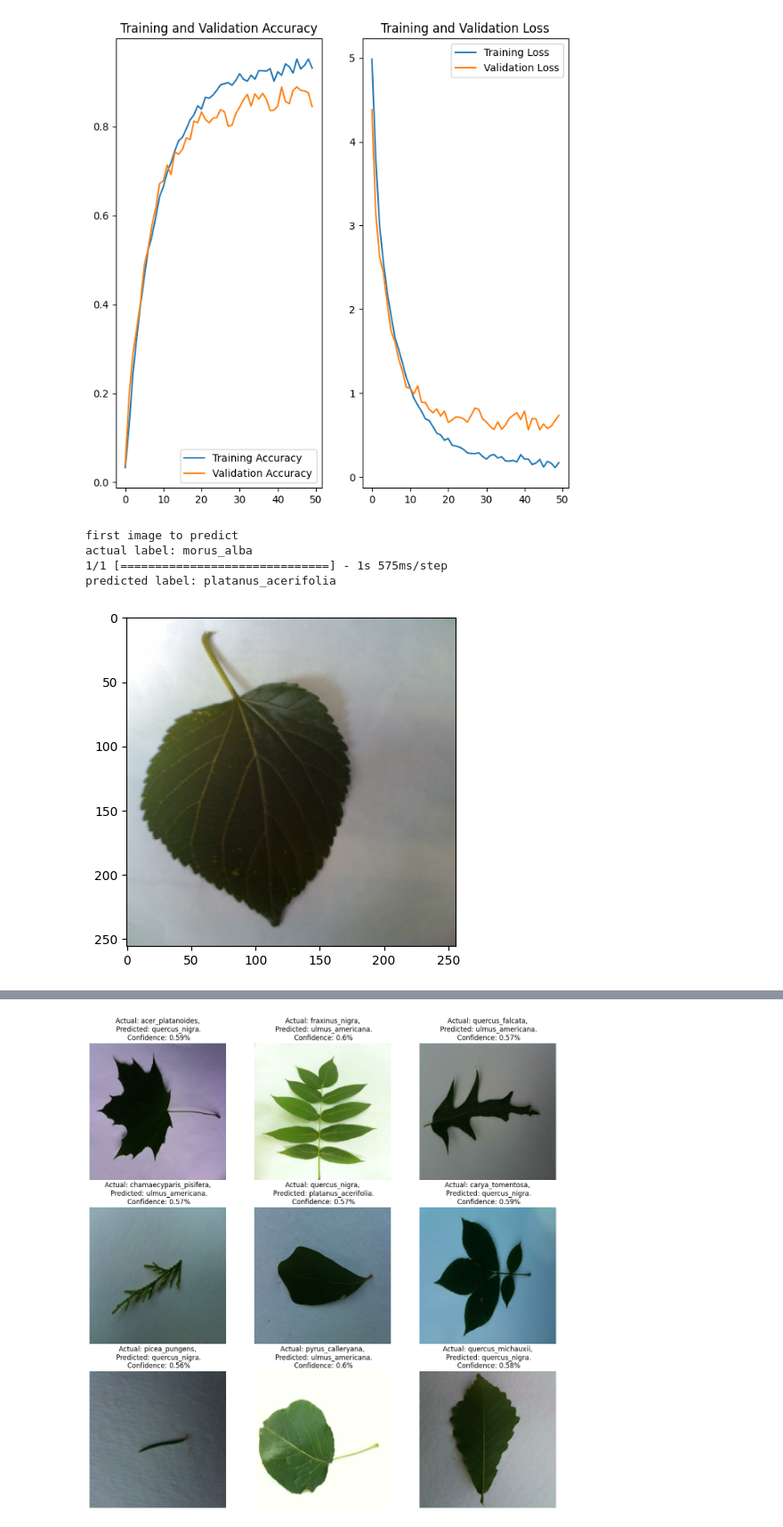
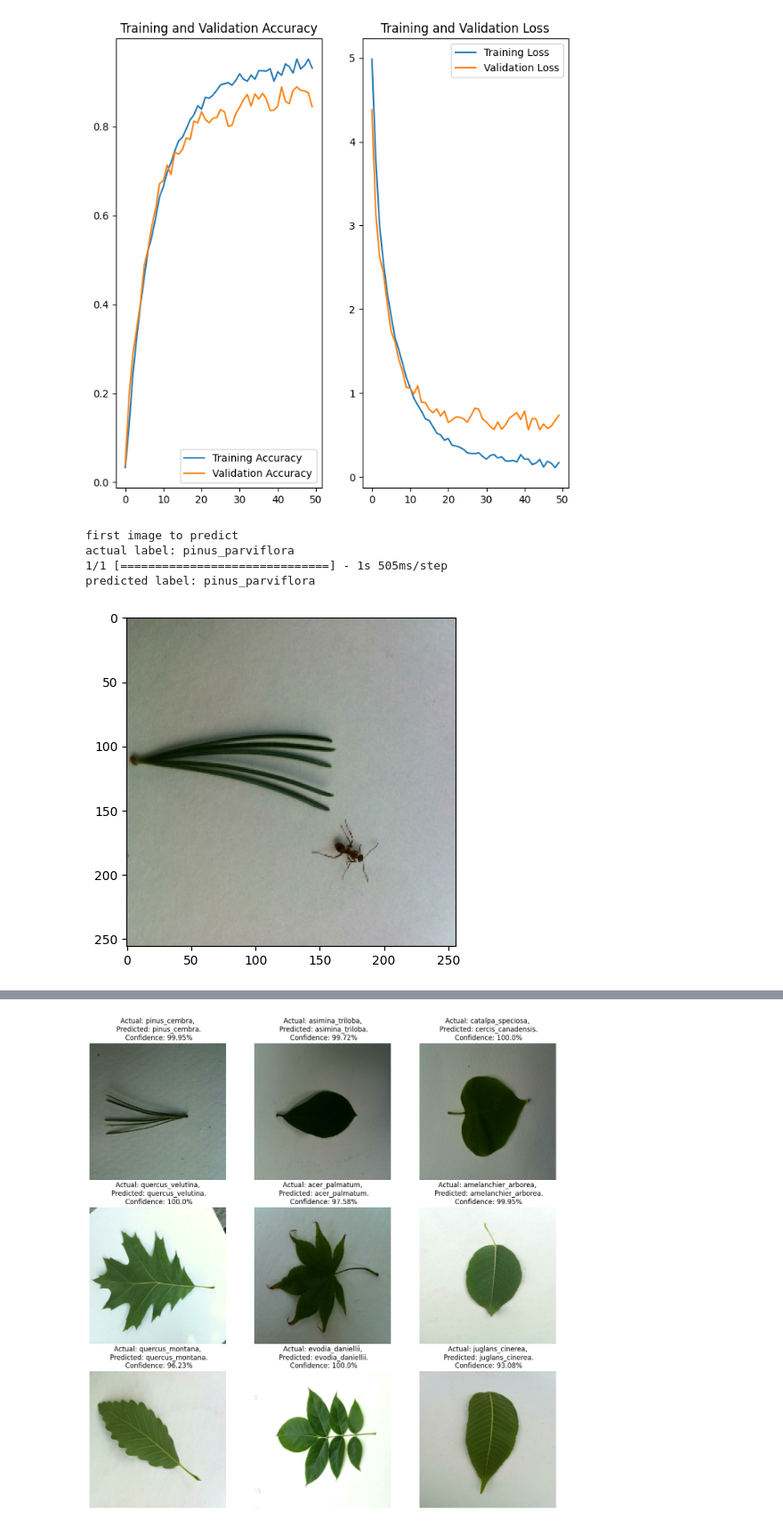
Before and after one commit to Neel14-stack/Rec-Shokubutsu-A-Plant-Identification-Application, a Jupyter notebook: model.ipynb, the cells around one changed output, grey strips where cells are left out. Shown at 89% size. Saved outputs shown, nothing was run; the diff lists cells and outputs as text; code cells hidden in the pictures.

Commit message:
changes in model

```diff
--- a/model.ipynb
+++ b/model.ipynb
@@ -203,6 +203,9 @@ INFO:tensorflow:Assets written to: ./models/1\assets
 scores = model.evaluate(test_ds)
 # %% [output]
 25/25 [==============================] - 28s 388ms/step - loss: 0.8951 - accuracy: 0.8338
+# %%
+from tensorflow.keras.models import load_model
+savedModel=load_model('plant.h5')
 # %%
 scores
 # %% [output]
@@ -240,20 +243,20 @@ for images_batch, labels_batch in test_ds.take(1):
     plt.imshow(first_image)
     print("actual label:",class_name[first_label])
 
-    batch_prediction = model.predict(images_batch)
+    batch_prediction = savedModel.predict(images_batch)
     print("predicted label:",class_name[np.argmax(batch_prediction[0])])
 # %% [output]
 first image to predict
-actual label: morus_alba
-1/1 [==============================] - 1s 575ms/step
-predicted label: platanus_acerifolia
+actual label: pinus_parviflora
+1/1 [==============================] - 1s 505ms/step
+predicted label: pinus_parviflora
-[figure, old version]
+[figure, new version]
 # %%
-def predict(model, img):
+def predict(savedModel, img):
     img_array = tf.keras.preprocessing.image.img_to_array(images[i].numpy())
     img_array = tf.expand_dims(img_array, 0)
 
-    predictions = model.predict(img_array)
+    predictions = savedModel.predict(img_array)
 
     predicted_class = class_name[np.argmax(predictions[0])]
     confidence = round(100 * (np.max(predictions[0])), 2)
@@ -265,7 +268,7 @@ for images, labels in test_ds.take(1):
         ax = plt.subplot(3, 3, i + 1)
         plt.imshow(images[i].numpy().astype("uint8"))
 
-        predicted_class, confidence = predict(model, images[i].numpy())
+        predicted_class, confidence = predict(savedModel, images[i].numpy())
         actual_class = class_name[labels[i]]
 
         plt.title(f"Actual: {actual_class},\n Predicted: {predicted_class}.\n Confidence: {confidence}%")
@@ -284 +287 @@ for images, labels in test_ds.take(1):
-[figure, old version]
+[figure, new version]
```
Also changed, not shown: parts of 3 cells of this notebook.
